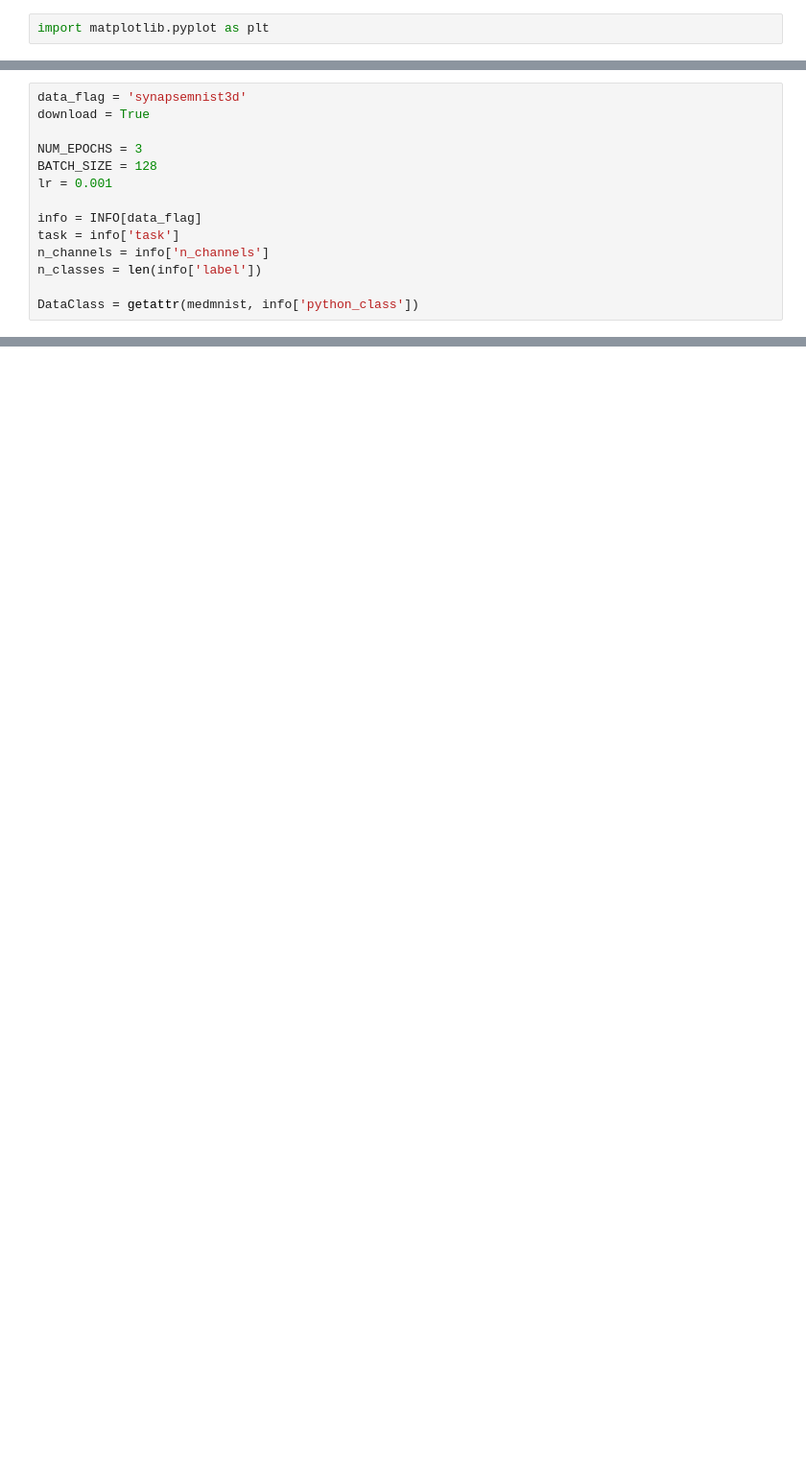
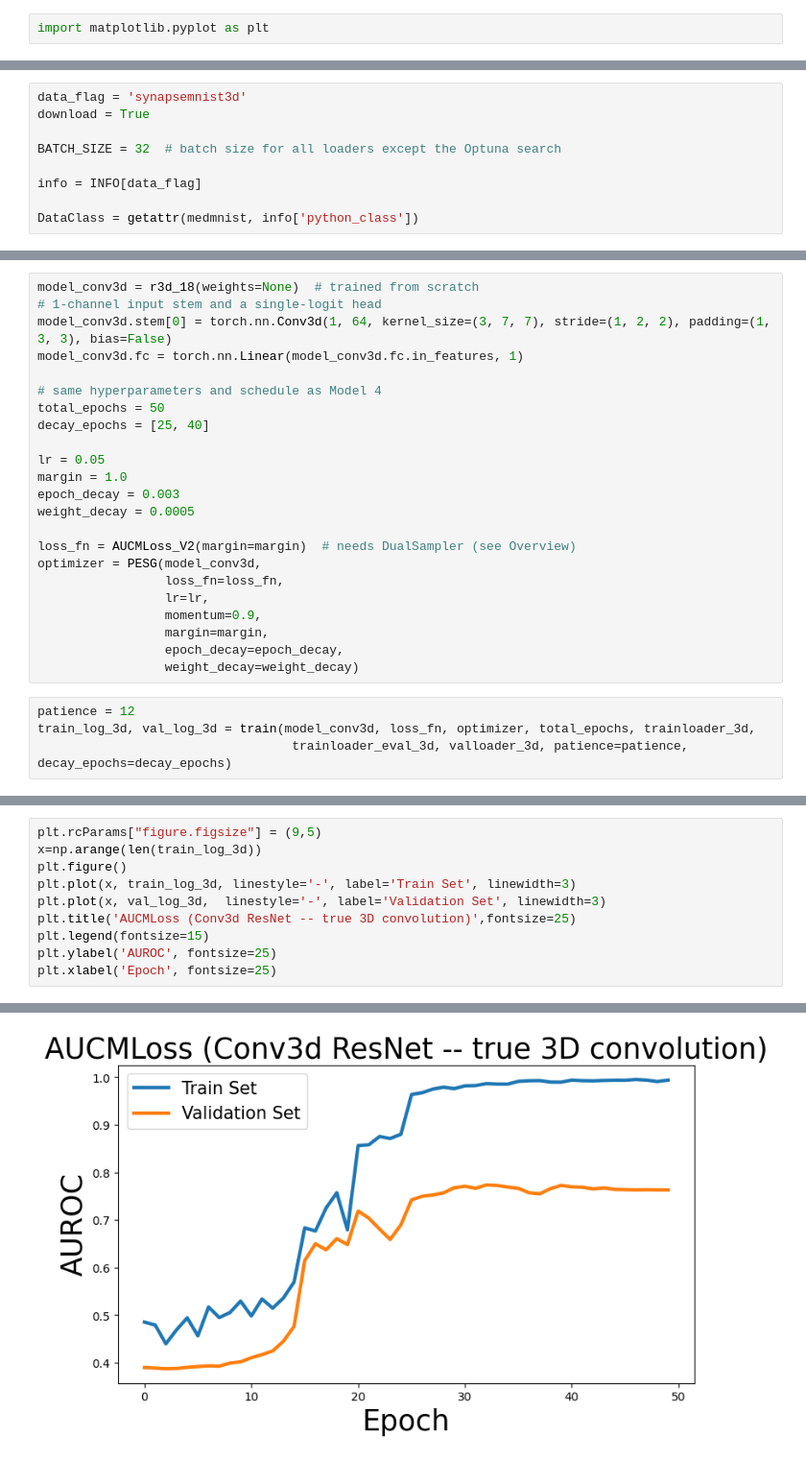
Before and after one commit to chihoon1/medical_image_auc_maximization, a Jupyter notebook: SynapseMNIST.ipynb, the cells around one changed output, grey strips where cells are left out. Shown at 96% size. Drawn from its saved outputs; the diff is of its cells as text; blank space fills up the shorter version.

```diff
--- a/SynapseMNIST.ipynb
+++ b/SynapseMNIST.ipynb
@@ -41,14 +93,9 @@ if not os.path.exists('synapse'):
 data_flag = 'synapsemnist3d'
 download = True
 
-NUM_EPOCHS = 3
-BATCH_SIZE = 128
-lr = 0.001
+BATCH_SIZE = 32  # batch size for all loaders except the Optuna search
 
 info = INFO[data_flag]
-task = info['task']
-n_channels = info['n_channels']
-n_classes = len(info['label'])
 
 DataClass = getattr(medmnist, info['python_class'])
 # %%
@@ -654,0 +874,27 @@ torch.save(model4.state_dict(), "synapse/synapse_model4.pth")
+# %%
+model_conv3d = r3d_18(weights=None)  # trained from scratch
+# 1-channel input stem and a single-logit head
+model_conv3d.stem[0] = torch.nn.Conv3d(1, 64, kernel_size=(3, 7, 7), stride=(1, 2, 2), padding=(1, 3, 3), bias=False)
+model_conv3d.fc = torch.nn.Linear(model_conv3d.fc.in_features, 1)
+
+# same hyperparameters and schedule as Model 4
+total_epochs = 50
+decay_epochs = [25, 40]
+
+lr = 0.05
+margin = 1.0
+epoch_decay = 0.003
+weight_decay = 0.0005
+
+loss_fn = AUCMLoss_V2(margin=margin)  # needs DualSampler (see Overview)
+optimizer = PESG(model_conv3d,
+                 loss_fn=loss_fn,
+                 lr=lr,
+                 momentum=0.9,
+                 margin=margin,
+                 epoch_decay=epoch_decay,
+                 weight_decay=weight_decay)
+# %%
+patience = 12
+train_log_3d, val_log_3d = train(model_conv3d, loss_fn, optimizer, total_epochs, trainloader_3d,
+                                  trainloader_eval_3d, valloader_3d, patience=patience, decay_epochs=decay_epochs)
@@ -654,0 +919,11 @@ torch.save(model4.state_dict(), "synapse/synapse_model4.pth")
+# %%
+plt.rcParams["figure.figsize"] = (9,5)
+x=np.arange(len(train_log_3d))
+plt.figure()
+plt.plot(x, train_log_3d, linestyle='-', label='Train Set', linewidth=3)
+plt.plot(x, val_log_3d,  linestyle='-', label='Validation Set', linewidth=3)
+plt.title('AUCMLoss (Conv3d ResNet -- true 3D convolution)',fontsize=25)
+plt.legend(fontsize=15)
+plt.ylabel('AUROC', fontsize=25)
+plt.xlabel('Epoch', fontsize=25)
+# %% [output]
@@ -654,0 +931 @@ torch.save(model4.state_dict(), "synapse/synapse_model4.pth")
+[figure, added]
```
Also changed, not shown: parts of 88 cells of this notebook, 6 other files.
